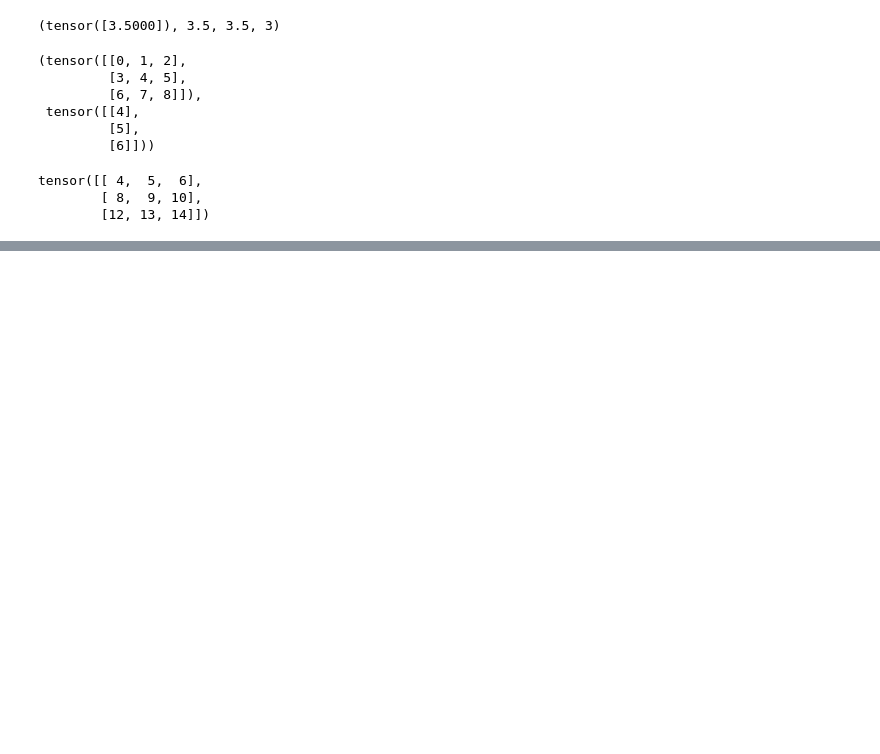
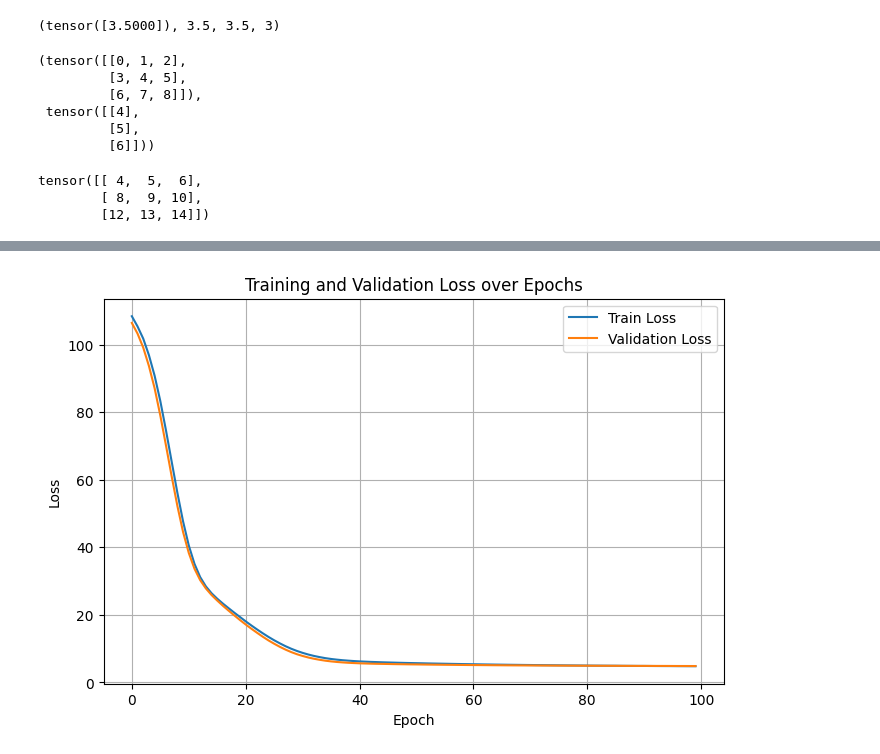
Before and after one commit to sudipnext/DiveIntoDeepLearningNotes, a Jupyter notebook: Chapter2.ipynb, the cells around one changed output, grey strips where cells are left out. Cells and saved outputs as stored; diff of their text form; code cells hidden in the pictures; blank space fills up the shorter version.

```diff
--- a/Chapter2.ipynb
+++ b/Chapter2.ipynb
@@ -253,0 +522,32 @@ tensor([[ 4,  5,  6],
+# %%
+epochs = 100
+train_losses = []
+val_losses = []
+
+for epoch in range(epochs):
+    model.train()
+    running_loss = 0.0
+    for inputs, targets in train_loader:
+        optimizer.zero_grad()
+        outputs = model(inputs)
+        loss = criterion(outputs, targets)
+        loss.backward()
+        optimizer.step()
+
+        running_loss += loss.item() * inputs.size(0)
+
+    epoch_train_loss = running_loss / len(train_loader.dataset)
+    train_losses.append(epoch_train_loss)
+
+    # Validation phase using test_loader
+    model.eval()
+    val_running_loss = 0.0
+    with torch.no_grad():
+        for val_inputs, val_targets in test_loader:
+            val_outputs = model(val_inputs)
+            val_loss = criterion(val_outputs, val_targets)
+            val_running_loss += val_loss.item() * val_inputs.size(0)
+    epoch_val_loss = val_running_loss / len(test_loader.dataset)
+    val_losses.append(epoch_val_loss)
+
+    print(f"Epoch [{epoch+1}/{epochs}], Train Loss: {epoch_train_loss:.4f}, Validation Loss: {epoch_val_loss:.4f}")
@@ -253,0 +572,14 @@ tensor([[ 4,  5,  6],
+# %%
+import matplotlib.pyplot as plt
+
+plt.figure(figsize=(8,5))
+plt.plot(train_losses, label='Train Loss')
+plt.plot(val_losses, label='Validation Loss')
+plt.xlabel('Epoch')
+plt.ylabel('Loss')
+plt.title('Training and Validation Loss over Epochs')
+plt.legend()
+plt.grid(True)
+plt.show()
+# %% [output]
+[figure, added]
```
Also changed, not shown: parts of 35 cells of this notebook, 14 other files.
